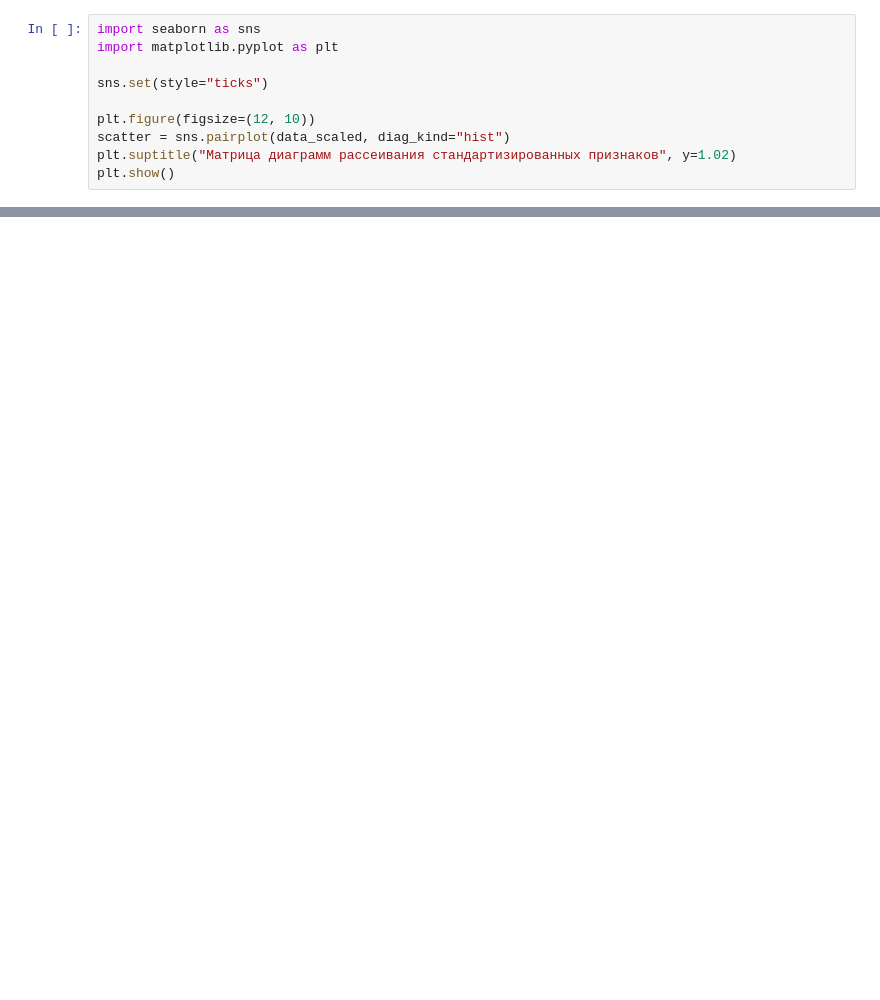
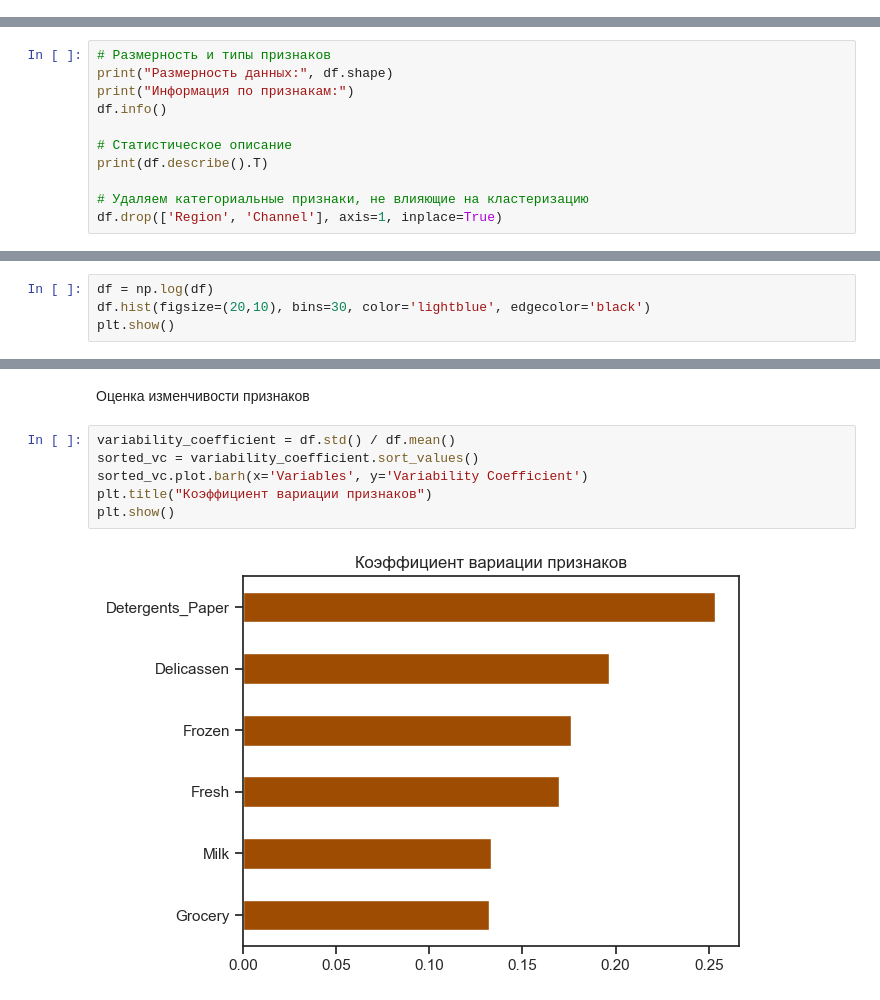
Before and after one commit to Awesome-autumn-weirdo/-------------, a Jupyter notebook: sales.ipynb, the cells around one changed output, grey strips where cells are left out. Drawn from its saved outputs; the diff is of its cells as text; blank space fills up the shorter version.

```diff
--- a/sales.ipynb
+++ b/sales.ipynb
@@ -225,10 +0,0 @@ display(data_scaled.head())
-# %%
-import seaborn as sns
-import matplotlib.pyplot as plt
-
-sns.set(style="ticks")
-
-plt.figure(figsize=(12, 10))
-scatter = sns.pairplot(data_scaled, diag_kind="hist")
-plt.suptitle("Матрица диаграмм рассеивания стандартизированных признаков", y=1.02)
-plt.show()
@@ -534,0 +28,11 @@ AMI: 0.0
+# %%
+# Размерность и типы признаков
+print("Размерность данных:", df.shape)
+print("Информация по признакам:")
+df.info()
+
+# Статистическое описание
+print(df.describe().T)
+
+# Удаляем категориальные признаки, не влияющие на кластеризацию
+df.drop(['Region', 'Channel'], axis=1, inplace=True)
@@ -534,0 +99,4 @@ AMI: 0.0
+# %%
+df = np.log(df)
+df.hist(figsize=(20,10), bins=30, color='lightblue', edgecolor='black')
+plt.show()
@@ -534,0 +105,10 @@ AMI: 0.0
+# %% [markdown]
+Оценка изменчивости признаков
+# %%
+variability_coefficient = df.std() / df.mean()
+sorted_vc = variability_coefficient.sort_values()
+sorted_vc.plot.barh(x='Variables', y='Variability Coefficient')
+plt.title("Коэффициент вариации признаков")
+plt.show()
+# %% [output]
+[figure, added]
```
Also changed, not shown: parts of 48 cells of this notebook, 2 other files.
